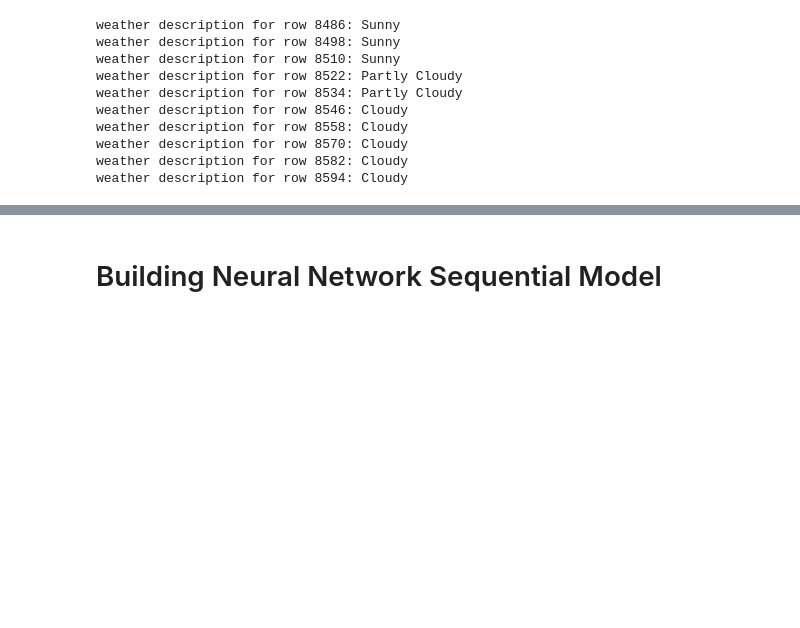
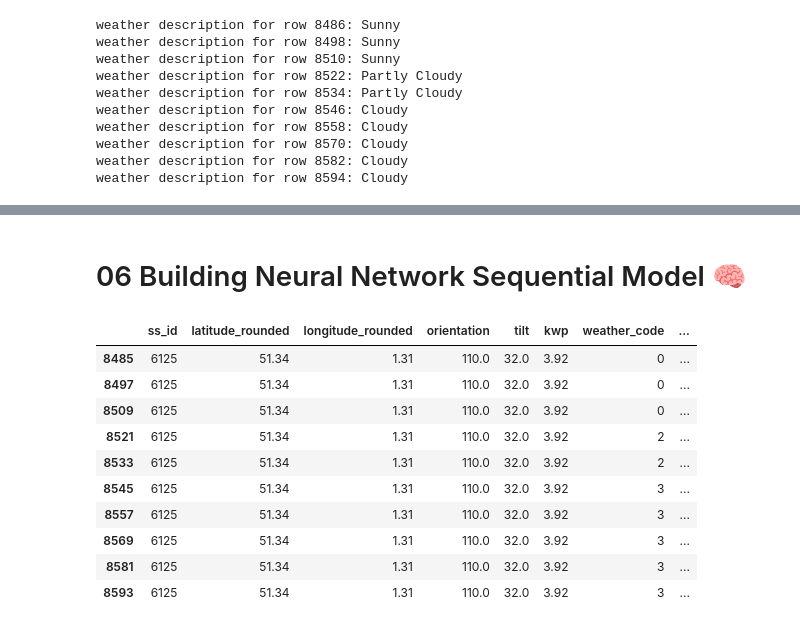
Before and after one commit to hramzan01/market, a Jupyter notebook: notebooks/supply_data.ipynb, the cells around one changed output, grey strips where cells are left out. Drawn from its saved outputs; the diff is of its cells as text; code cells hidden in the pictures; blank space fills up the shorter version.

Commit message:
added basic neural network model

```diff
--- a/notebooks/supply_data.ipynb
+++ b/notebooks/supply_data.ipynb
@@ -373,7 +375,7 @@ def get_solar_feature(row, param):
 
 # Apply the function to create a new column 'weather_description'
 
-hourly_params = ["weather_code", "shortwave_radiation", "direct_radiation", "diffuse_radiation", "direct_normal_irradiance", "global_tilted_irradiance", "terrestrial_radiation", "shortwave_radiation_instant", "direct_radiation_instant", "diffuse_radiation_instant", "direct_normal_irradiance_instant", "global_tilted_irradiance_instant", "terrestrial_radiation_instant"]
+hourly_params = ["temperature_2m", "weather_code", "shortwave_radiation", "direct_radiation", "diffuse_radiation", "direct_normal_irradiance", "global_tilted_irradiance", "terrestrial_radiation", "shortwave_radiation_instant", "direct_radiation_instant", "diffuse_radiation_instant", "direct_normal_irradiance_instant", "global_tilted_irradiance_instant", "terrestrial_radiation_instant"]
 
 for param in hourly_params:
     df_merged_multiple[param] = df_merged_multiple.apply(lambda row: get_solar_feature(row, param), axis=1)
@@ -393,2 +400,18 @@ for param in hourly_params:
 # %% [markdown]
-# Building Neural Network Sequential Model
+# 06 Building Neural Network Sequential Model 🧠
+# %%
+X = df_merged_multiple.drop(columns=['generation_w']).select_dtypes(include='number')
+y = df_merged_multiple['generation_w']
+X
+# %% [output]
+|  | ss_id | latitude_rounded | longitude_rounded | orientation | tilt | kwp | weather_code | ... |
+| 8485 | 6125 | 51.34 | 1.31 | 110.0 | 32.0 | 3.92 | 0 | ... |
+| 8497 | 6125 | 51.34 | 1.31 | 110.0 | 32.0 | 3.92 | 0 | ... |
+| 8509 | 6125 | 51.34 | 1.31 | 110.0 | 32.0 | 3.92 | 0 | ... |
+| 8521 | 6125 | 51.34 | 1.31 | 110.0 | 32.0 | 3.92 | 2 | ... |
+| 8533 | 6125 | 51.34 | 1.31 | 110.0 | 32.0 | 3.92 | 2 | ... |
+| 8545 | 6125 | 51.34 | 1.31 | 110.0 | 32.0 | 3.92 | 3 | ... |
+| 8557 | 6125 | 51.34 | 1.31 | 110.0 | 32.0 | 3.92 | 3 | ... |
+| 8569 | 6125 | 51.34 | 1.31 | 110.0 | 32.0 | 3.92 | 3 | ... |
+| 8581 | 6125 | 51.34 | 1.31 | 110.0 | 32.0 | 3.92 | 3 | ... |
+| 8593 | 6125 | 51.34 | 1.31 | 110.0 | 32.0 | 3.92 | 3 | ... |
```
Also changed, not shown: parts of 13 cells of this notebook.
